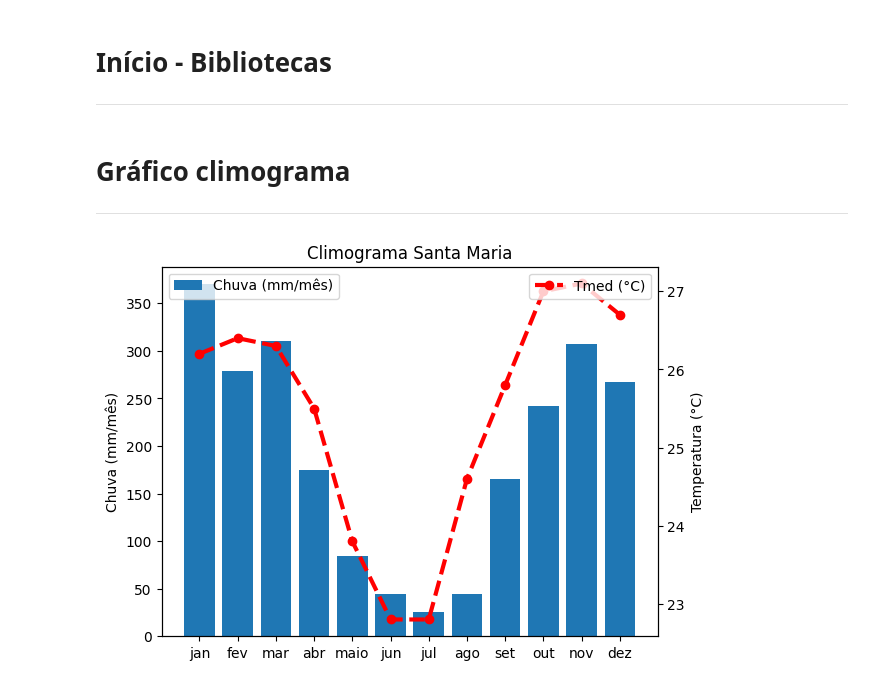
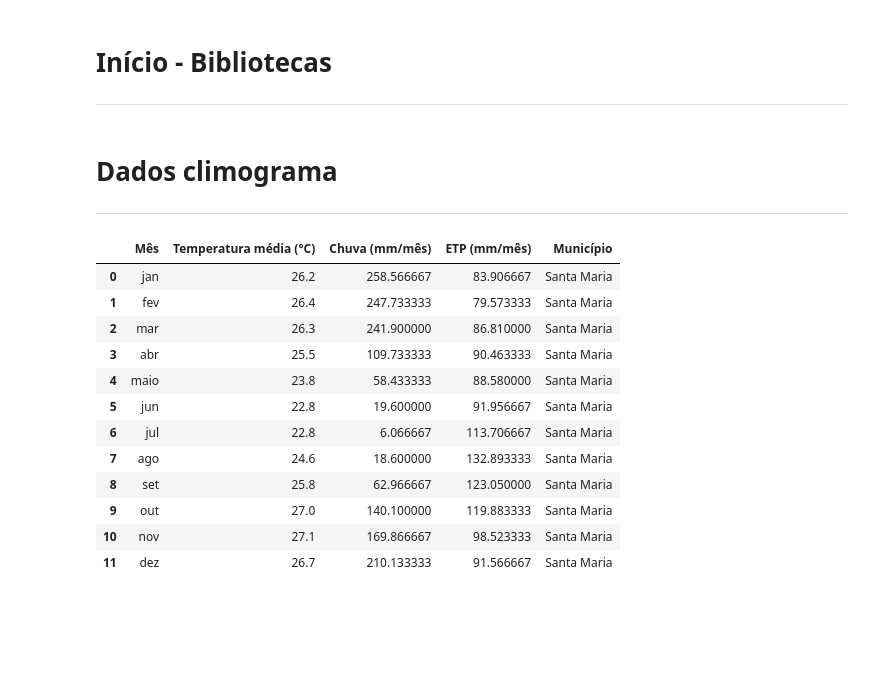
Before and after one commit to fcoliveira-utfpr/agrometeorologia, a Jupyter notebook: 02_climogramas_br.ipynb, the cells around one changed output. Cells and saved outputs as stored; diff of their text form; code cells hidden in the pictures; blank space fills up the shorter version.

```diff
--- a/02_climogramas_br.ipynb
+++ b/02_climogramas_br.ipynb
@@ -15,7 +15,7 @@ import openpyxl
 from google.colab import files
 import matplotlib.pyplot as plt
 # %% [markdown]
-# **Gráfico climograma**
+# **Dados climograma**
 ---
 # %%
 municipio = "Santa Maria" ###### Nome aqui entre aspas
@@ -28,60 +28,84 @@ estado = "RS" ###### Sigla do estado entre aspas
 url_1 = "https://raw.githubusercontent.com/fcoliveira-utfpr/agrometeorologia/refs/heads/main/clima_solo_local.csv"
 df1 = pd.read_csv(url_1)
 
+url_2 = "https://raw.githubusercontent.com/fcoliveira-utfpr/agrometeorologia/refs/heads/main/TerraClimate_PR_PET_Normal_1991_2020.csv"
+df2 = pd.read_csv(url_2)
+
 # Separa colunas categóricas
 cidade = df1['Município']
 uf = df1['Estado']
 regiao = df1['Região']
 koppen = df1['Köppen']
 
+cidade2 = df2['Município']
+uf2 = df2['Estado']
+
 # Converte valores com vírgula para ponto e numérico
 df1_valores = df1.drop(columns=['Município', 'Estado','Região','Köppen'])
 df1_valores = df1_valores.replace({',': '.'}, regex=True)
 df1_valores = df1_valores.apply(pd.to_numeric, errors='coerce')
+
+df_valores2 = df2.drop(columns=['Município', 'Estado'])
+df_valores2 = df_valores2.replace({',': '.'}, regex=True)
+df_valores2 = df_valores2.apply(pd.to_numeric, errors='coerce')
 
 # Reconstrói o df
 df1 = df1_valores.copy()
 df1['Município'] = cidade
 df1['Estado'] = uf
 df1['Região'] = regiao
 df1['Köppen'] = koppen
 
+df2 = df_valores2.copy()
+df2['Município'] = cidade2
+df2['Estado'] = uf2
+
 # Filtra município e estado
 df11 = df1[(df1['Município'] == municipio) & (df1['Estado'] == estado)].copy()
+df22 = df2[(df2['Município'] == municipio) & (df2['Estado'] == estado)].copy()
 
 meses = ["jan","fev","mar","abr","maio","jun","jul","ago","set","out","nov","dez"]
 
 temp = [df1[f"T_{m}"].values[0] for m in meses]
-chuva = [df1[f"Chuva_{m}"].values[0] for m in meses]
+
+mese = [f"{i:02d}" for i in range(1, 13)]
+
+pet = [df2[f"PET_{m}"].values[0] for m in mese]
+chuva = [df2[f"PR_{m}"].values[0] for m in mese]
 
 meses = ["jan","fev","mar","abr","maio","jun","jul","ago","set","out","nov","dez"]
 
-fig, ax1 = plt.subplots()
+#Visualizar dados e baixar
+df6 = pd.DataFrame(
+    {
+        "Mês": meses,
+        "Temperatura média (°C)": temp,
+        "Chuva (mm/mês)": chuva,
+        "ETP (mm/mês)": pet
+    }
+)
+df6["Município"] = municipio
 
-# barras da chuva
-ax1.bar(meses, chuva, label='Chuva (mm/mês)')
-ax1.set_ylabel("Chuva (mm/mês)")
+tiempo = 'dados_climograma'
 
-# eixo secundário para Tmin
-ax2 = ax1.twinx()
-ax2.plot(
-    meses,
-    temp,
-    label='Tmed (°C)',
-    marker='o',
-    markersize=6,
-    color='red',
-    linestyle='--',
-    linewidth=3
-)
-ax2.set_ylabel("Temperatura (°C)")
+#para baixar os dados tire o # da última linha
+from google.colab import files
+df6.to_excel(f'{municipio}_{tiempo}.xlsx')
+#files.download(f'{municipio}_{tiempo}.xlsx')
 
-# legendas
-ax1.legend(loc='upper left')
-ax2.legend(loc='upper right')
-
-plt.title(f'Climograma {municipio}')
-plt.show()
+df6
 # %% [output]
-[figure, removed]
+|  | Mês | Temperatura média (°C) | Chuva (mm/mês) | ETP (mm/mês) | Município |
+| 0 | jan | 26.2 | 258.566667 | 83.906667 | Santa Maria |
+| 1 | fev | 26.4 | 247.733333 | 79.573333 | Santa Maria |
+| 2 | mar | 26.3 | 241.900000 | 86.810000 | Santa Maria |
+| 3 | abr | 25.5 | 109.733333 | 90.463333 | Santa Maria |
+| 4 | maio | 23.8 | 58.433333 | 88.580000 | Santa Maria |
+| 5 | jun | 22.8 | 19.600000 | 91.956667 | Santa Maria |
+| 6 | jul | 22.8 | 6.066667 | 113.706667 | Santa Maria |
+| 7 | ago | 24.6 | 18.600000 | 132.893333 | Santa Maria |
+| 8 | set | 25.8 | 62.966667 | 123.050000 | Santa Maria |
+| 9 | out | 27.0 | 140.100000 | 119.883333 | Santa Maria |
+| 10 | nov | 27.1 | 169.866667 | 98.523333 | Santa Maria |
+| 11 | dez | 26.7 | 210.133333 | 91.566667 | Santa Maria |
 # %% [markdown]
```
Also changed, not shown: parts of 3 cells of this notebook.
